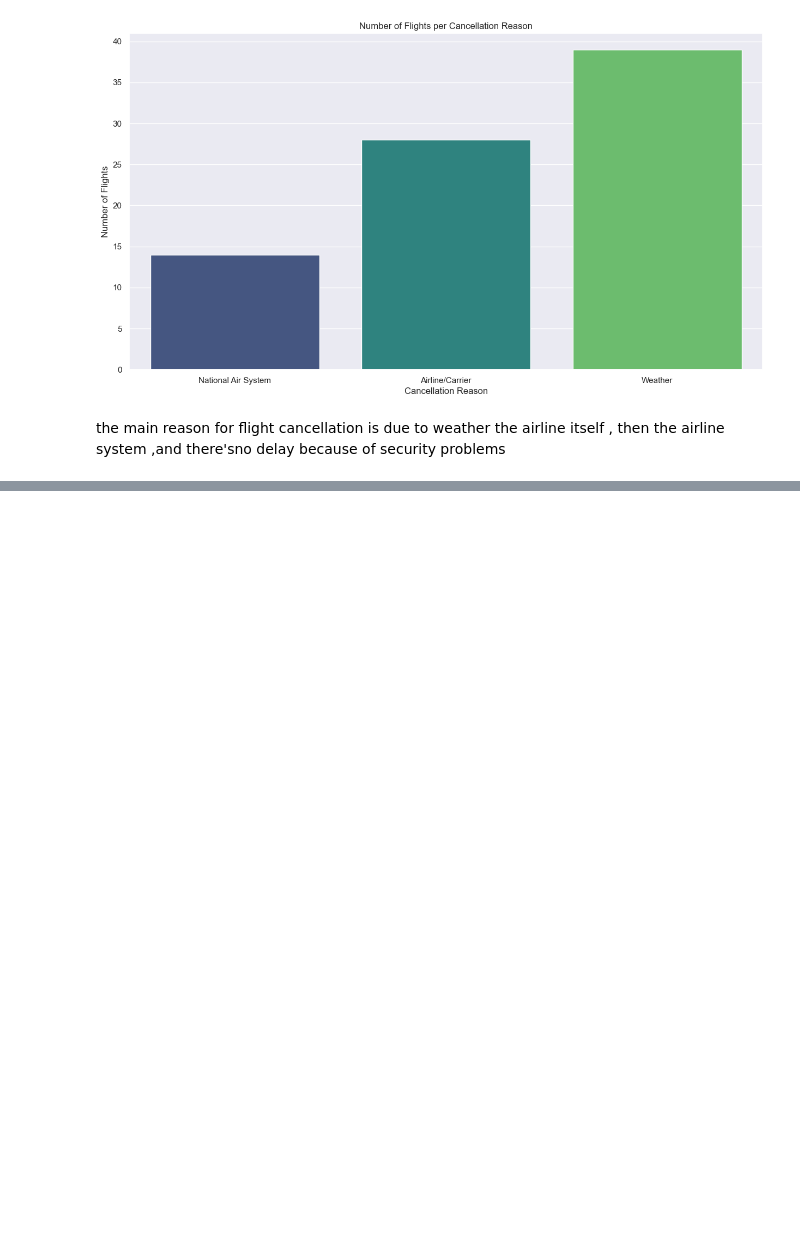
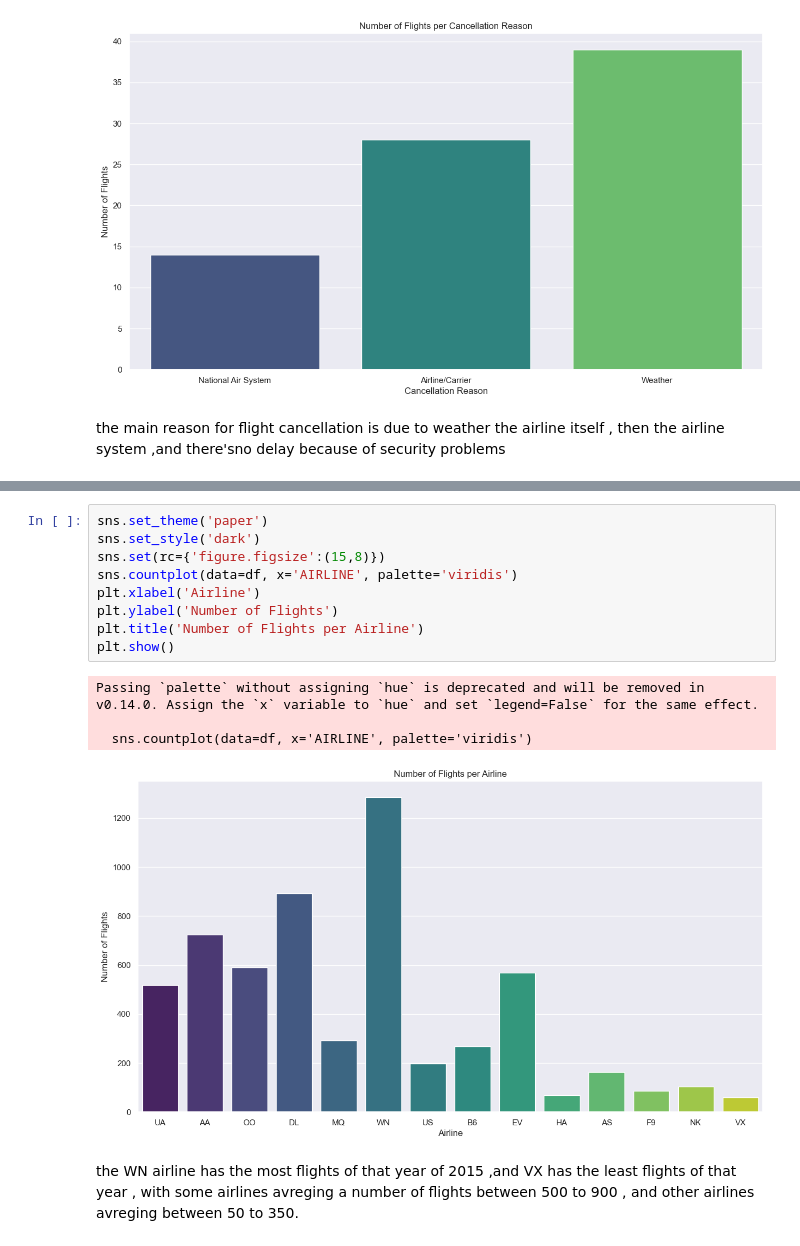
Before and after one commit to hacha007/EDA, a Jupyter notebook: flights_EDA.ipynb, the cells around one changed output, grey strips where cells are left out. Cells and saved outputs as stored; diff of their text form; blank space fills up the shorter version.

```diff
--- a/flights_EDA.ipynb
+++ b/flights_EDA.ipynb
@@ -426,0 +471,16 @@ df[['AIR_SYSTEM_DELAY','WEATHER_DELAY','LATE_AIRCRAFT_DELAY','AIRLINE_DELAY','SE
+# %%
+sns.set_theme('paper')
+sns.set_style('dark')
+sns.set(rc={'figure.figsize':(15,8)})
+sns.countplot(data=df, x='AIRLINE', palette='viridis')
+plt.xlabel('Airline')
+plt.ylabel('Number of Flights')
+plt.title('Number of Flights per Airline')
+plt.show()
+# %% [output]
+Passing `palette` without assigning `hue` is deprecated and will be removed in v0.14.0. Assign the `x` variable to `hue` and set `legend=False` for the same effect.
+
+  sns.countplot(data=df, x='AIRLINE', palette='viridis')
+[figure, added]
+# %% [markdown]
+the WN airline has the most flights of that year of 2015 ,and VX has the least flights of that year , with some airlines avreging a number of flights between 500 to 900 , and other airlines avreging between 50 to 350.
```
Also changed, not shown: parts of 9 cells of this notebook.
